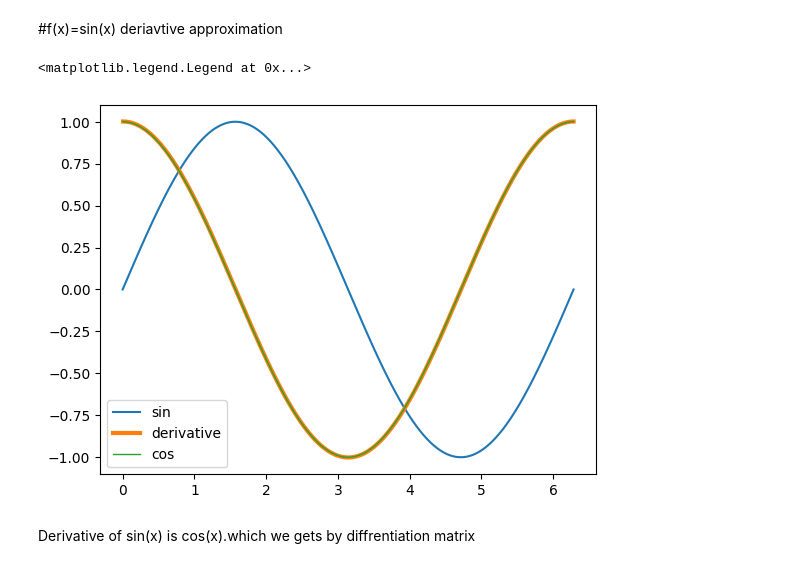
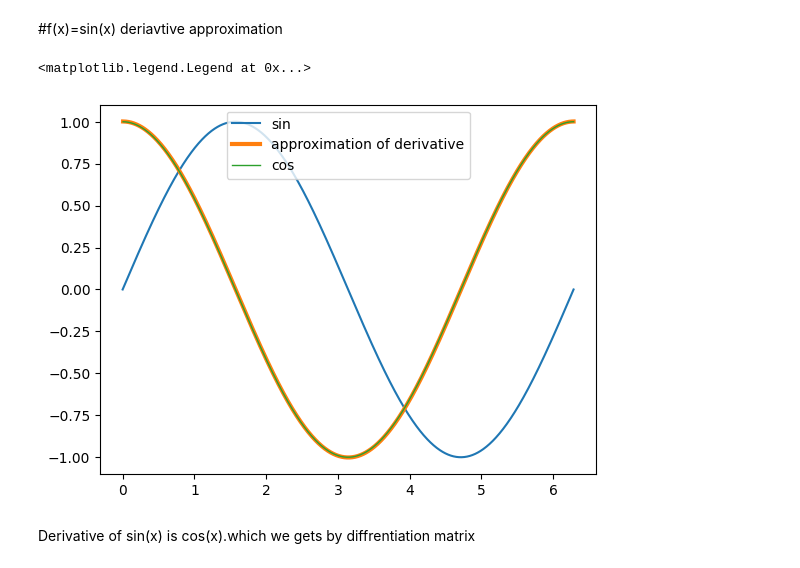
Before and after one commit to sinancc/MA22C026_2023_PL, a Jupyter notebook: Assignments/Assignment 5/Differentiation_matrix.ipynb, the cells around one changed output. Drawn from its saved outputs; the diff is of its cells as text; code cells hidden in the pictures.

```diff
--- a/Assignments/Assignment 5/Differentiation_matrix.ipynb
+++ b/Assignments/Assignment 5/Differentiation_matrix.ipynb
@@ -56,13 +60,13 @@ y_2=y_1/(2*3.14/1000)
 # %%
 import matplotlib.pyplot as plt
-plt.plot(x_j,y,label="sin")
-plt.plot(x_j[1:],y_2,label="derivative",linewidth=3)
+plt.plot(x_j,y,label="sin") #plotting of orginal curve
+plt.plot(x_j[1:],y_2,label="approximation of derivative",linewidth=3) #plotting derivative approximation curve
 z=np.cos(x_j)
-plt.plot(x_j[1:],z[1:],label="cos",linewidth=1)
+plt.plot(x_j[1:],z[1:],label="cos",linewidth=1) #plotting orginal derivative
 plt.legend()
 # %% [output]
 <matplotlib.legend.Legend at 0x...>
-[figure, old version]
+[figure, new version]
 # %% [markdown]
 Derivative of sin(x) is cos(x).which we gets by diffrentiation matrix
 # %% [markdown]
```
Also changed, not shown: parts of 6 cells of this notebook.
